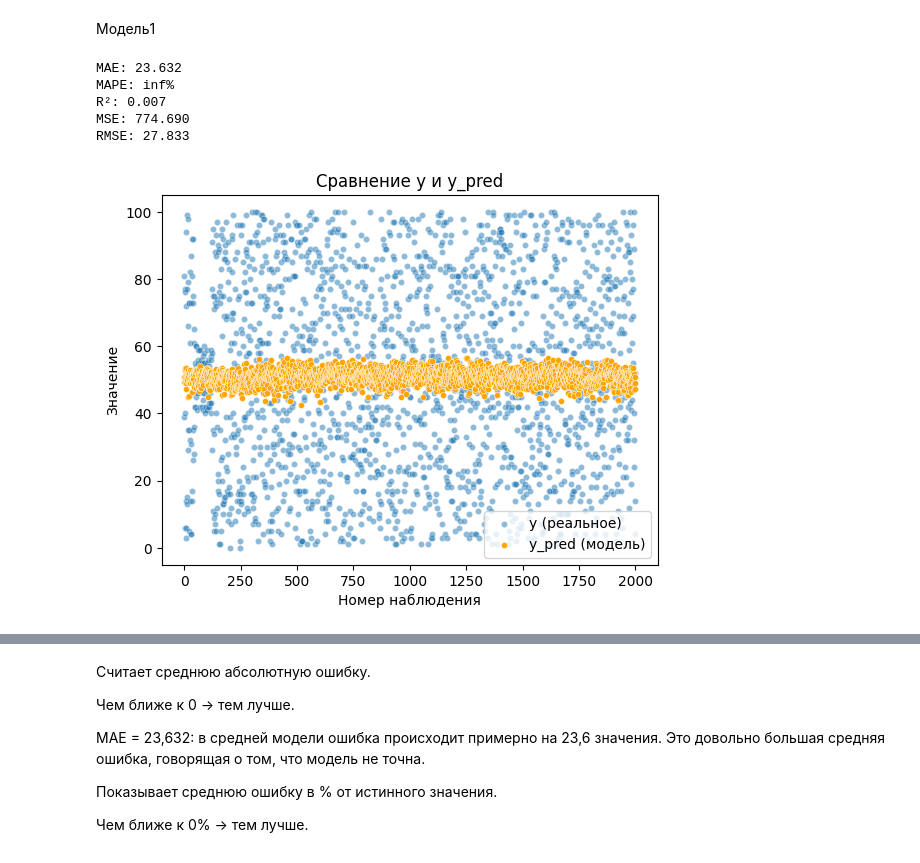
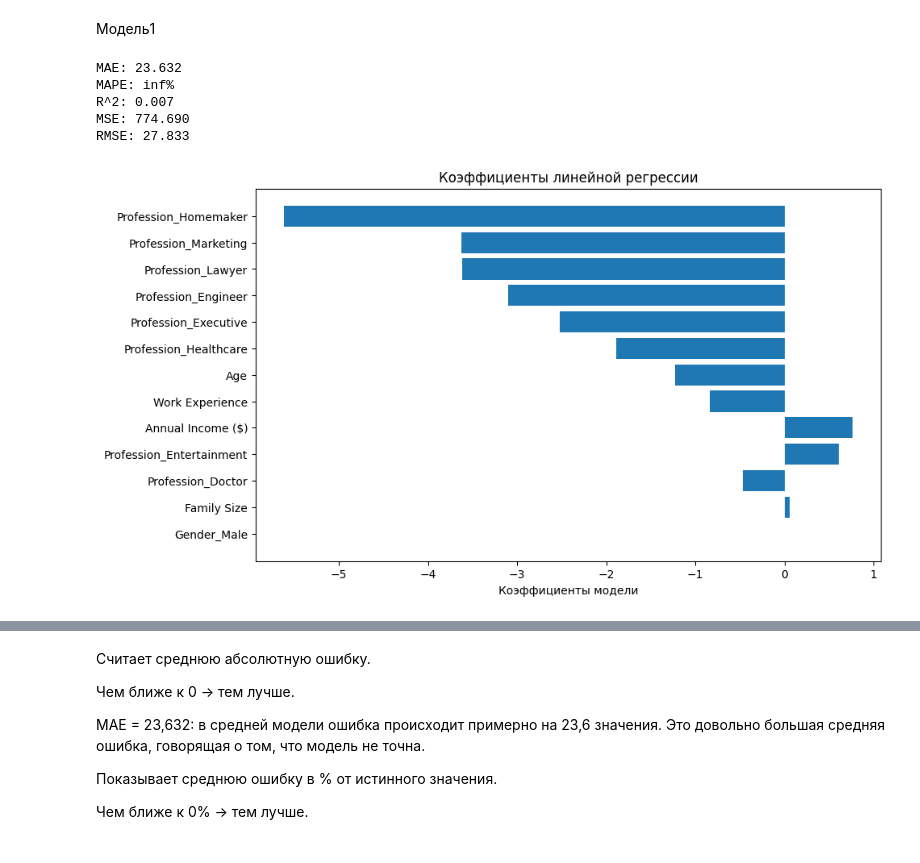
Before and after one commit to Canchili/-, a Jupyter notebook: Копия_блокнота_"Домашнее_задание_2_ipynb".ipynb, the cells around one changed output, grey strips where cells are left out. Saved outputs shown, nothing was run; the diff lists cells and outputs as text; code cells hidden in the pictures.

```diff
--- a/Копия_блокнота_"Домашнее_задание_2_ipynb".ipynb
+++ b/Копия_блокнота_"Домашнее_задание_2_ipynb".ipynb
@@ -392,57 +392,69 @@ import numpy as np
 # %% [markdown]
 Модель1
 # %%
-numeric_features = [f for f in best_features if f not in categorial_features]
 
-# OneHot кодирование категориальных признаков
+# Категориальные и числовые признаки
+categorical_col = ['Gender', 'Profession']
+numerical_col = ['Age', 'Annual Income ($)', 'Work Experience', 'Family Size']
+
+
+# OneHot кодирование категориальных признаков, исключая базовый уровень
 encoder = OneHotEncoder(drop='first', sparse_output=False)
-X_cat_encoded = encoder.fit_transform(df[categorial_features])
-cat_feature_names = encoder.get_feature_names_out(categorial_features)
+X_cat_encoded = encoder.fit_transform(X_cat)
+cat_feature_names = encoder.get_feature_names_out(categorical_col)
 
-# Стандартизация числовых признаков
+# Масштабирование числовых признаков
 scaler = StandardScaler()
-X_num_scaled = scaler.fit_transform(df[numeric_features])
+X_num_scaled = scaler.fit_transform(X_num)
 
-# Объединяем обработанные признаки в DataFrame с именами столбцов
-X_scaled = pd.DataFrame(np.hstack([X_num_scaled, X_cat_encoded]),
-                        columns=list(numeric_features) + list(cat_feature_names),
-                        index=df.index)
+# Объединяем числовые и категориальные признаки
+X_scaled = pd.DataFrame(
+    np.hstack([X_num_scaled, X_cat_encoded]),
+    columns=list(numerical_col) + list(cat_feature_names),
+    index=df.index
+)
 
-# Целевая переменная
-y = df[target]
 
-# Создание и обучение модели на всей выборке
-model1 = LinearRegression()
-model1.fit(X_scaled, y)
+# Обучаем модель
+model = LinearRegression()
+model.fit(X_scaled, y)
 
-# Предсказания на той же выборке
-y_pred = model1.predict(X_scaled)
+# Предсказания
+y_pred = model.predict(X_scaled)
 
-# Вычисление метрик
+# Метрики качества
 mae = mean_absolute_error(y, y_pred)
 mse = mean_squared_error(y, y_pred)
 rmse = np.sqrt(mse)
 r2 = r2_score(y, y_pred)
 mape = np.mean(np.abs((y - y_pred) / y)) * 100
 
-print(f'MAE: {mae:.3f}')
-print(f'MAPE: {mape:.2f}%')
-print(f'R²: {r2:.3f}')
-print(f'MSE: {mse:.3f}')
-print(f'RMSE: {rmse:.3f}')
+print(f"MAE: {mae:.3f}")
+print(f"MAPE: {mape:.2f}%")
+print(f"R^2: {r2:.3f}")
+print(f"MSE: {mse:.3f}")
+print(f"RMSE: {rmse:.3f}")
 
-sns.scatterplot(x=range(len(y)), y=y, label="y (реальное)", alpha=0.5, s=20)
-sns.scatterplot(x=range(len(y_pred)), y=y_pred, label="y_pred (модель)", color="orange", s=20)
+# Визуализация коэффициентов модели
+coef_df = pd.DataFrame({
+    'feature': X_scaled.columns,
+    'coefficient': model.coef_
+})
 
-plt.xlabel("Номер наблюдения")
-plt.ylabel("Значение")
-plt.title("Сравнение y и y_pred")
-plt.legend()
+coef_df = coef_df.sort_values(by='coefficient', key=lambda x: x.abs(), ascending=False)
+
+plt.figure(figsize=(10, 6))
+plt.barh(coef_df['feature'], coef_df['coefficient'])
+plt.xlabel('Коэффициенты модели')
+plt.title('Коэффициенты линейной регрессии')
+plt.gca().invert_yaxis()
 plt.show()
+
+print(coef_df)
 # %% [output]
 MAE: 23.632
 MAPE: inf%
-R²: 0.007
+R^2: 0.007
 MSE: 774.690
 RMSE: 27.833
-[figure, old version]
+[figure, new version]
```
Also changed, not shown: parts of 11 cells of this notebook.
